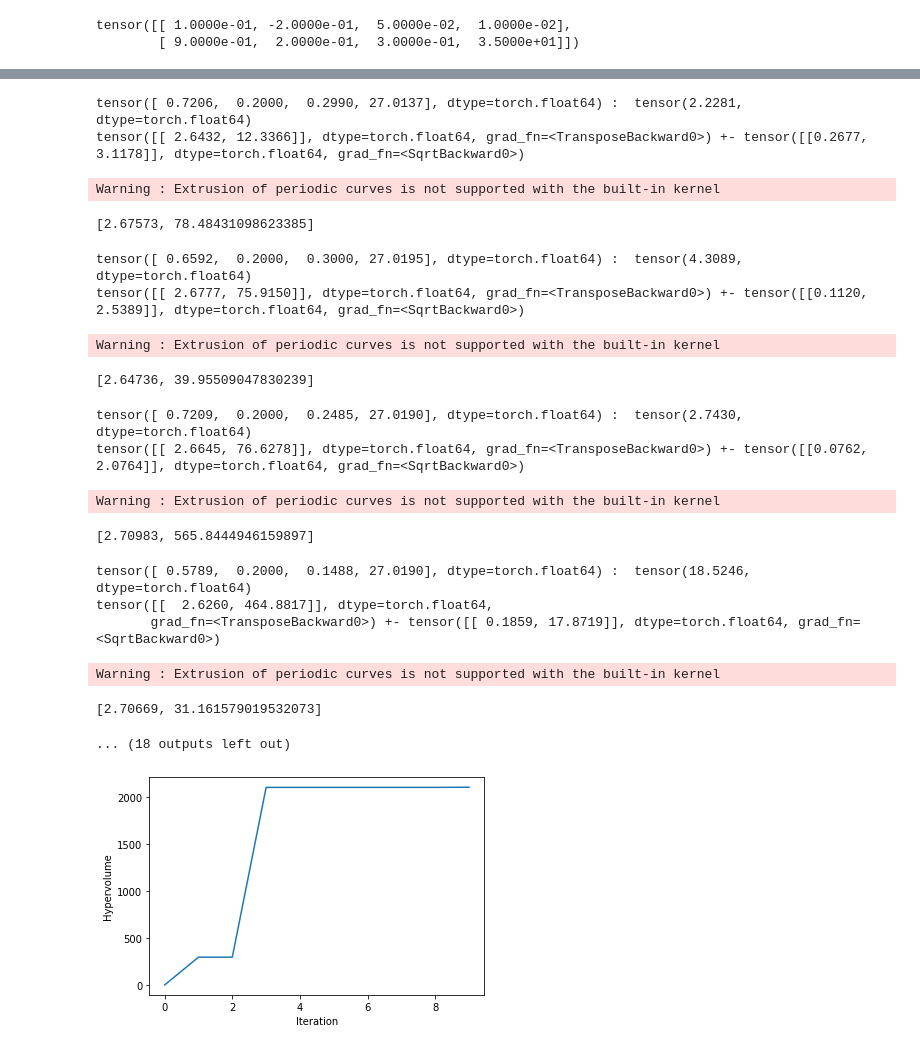
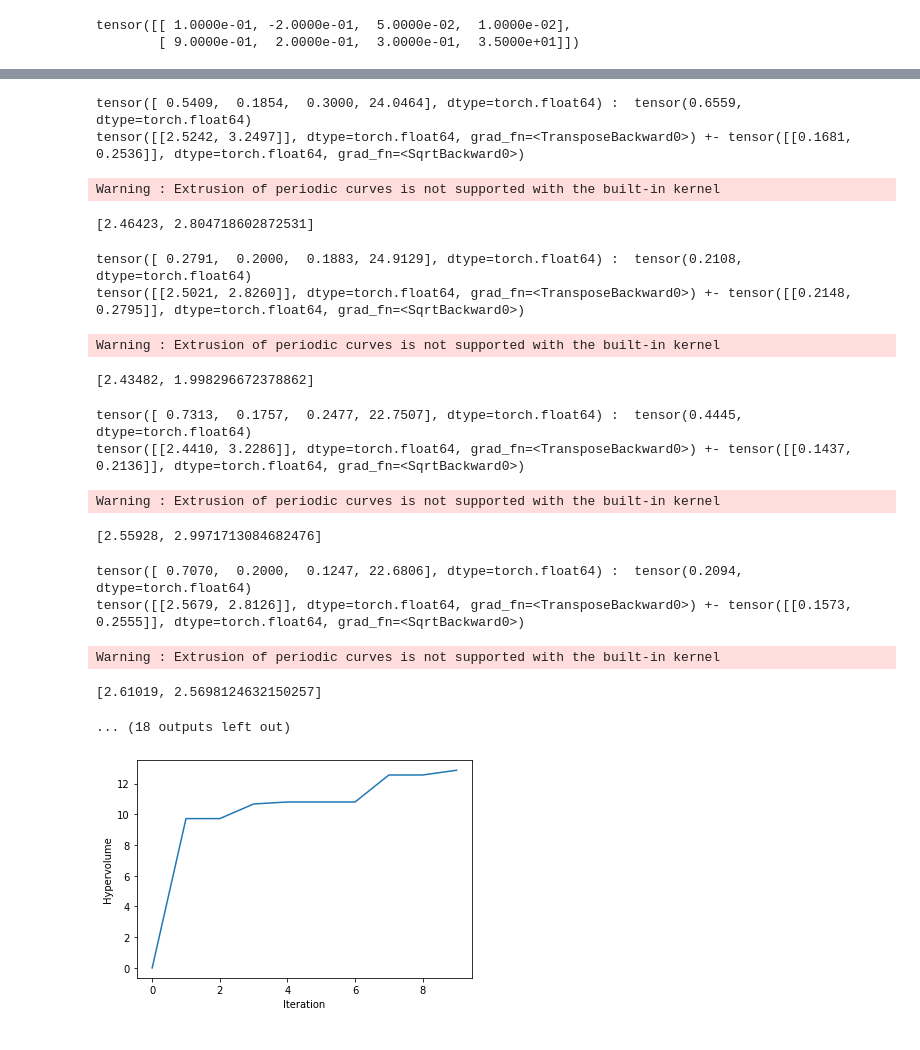
Before and after one commit to peteole/MOO_airfoil, a Jupyter notebook: BO.ipynb, the cells around one changed output, grey strips where cells are left out. Cells and saved outputs as stored; diff of their text form; code cells hidden in the pictures.

```diff
--- a/BO.ipynb
+++ b/BO.ipynb
@@ -2,6 +2,7 @@
 import torch
 import io
 import os
+from math import log
 import json
 from botorch.models import SingleTaskGP, FixedNoiseGP
 from botorch.fit import fit_gpytorch_mll
@@ -50,7 +51,7 @@ async def evaluate_profile(x):
         result=json.load(file)
         #display(result)
         running_tasks.pop(filename)
-        return [result['C_L'],1/result['C_D']]
+        return [result['C_L'],-log(result['C_D'])]
 
 
 #await evaluate_profile([0.42,0.05,0.18,15])
@@ -58,7 +59,7 @@ async def evaluate_profile(x):
 x_lims=[(0.1,0.9),(-0.2,0.2),(0.05,0.3),(0.01,35)]
 
 random_initial_X=False
-INITIAL_X_COUNT=40
+INITIAL_X_COUNT=50
 initial_X = None
 if random_initial_X or len(os.listdir("case/results_random"))<INITIAL_X_COUNT:
     initial_X = torch.rand(INITIAL_X_COUNT,4, dtype=dtype, device=device)
@@ -110,7 +111,7 @@ from botorch.optim import optimize_acqf
 #print(train_X)
 #print(train_Y)
 N_BATCH=10
-ref_point=torch.tensor([-1.0, -2.0])
+ref_point=torch.tensor([-1.0, 0.0])
 for iteration in range(1, N_BATCH + 1):
     gp=get_fitted_model(train_X,train_Y)
     #gp = SingleTaskGP(train_X, train_Y)
@@ -139,28 +140,27 @@ for iteration in range(1, N_BATCH + 1):
     train_Y = torch.cat([train_Y, torch.tensor(actual_value,dtype=dtype,device=device).unsqueeze(0)])
     #print(train_Y)
 # %% [output]
-tensor([ 0.7206,  0.2000,  0.2990, 27.0137], dtype=torch.float64) :  tensor(2.2281, dtype=torch.float64)
-tensor([[ 2.6432, 12.3366]], dtype=torch.float64, grad_fn=<TransposeBackward0>) +- tensor([[0.2677, 3.1178]], dtype=torch.float64, grad_fn=<SqrtBackward0>)
+tensor([ 0.5409,  0.1854,  0.3000, 24.0464], dtype=torch.float64) :  tensor(0.6559, dtype=torch.float64)
+tensor([[2.5242, 3.2497]], dtype=torch.float64, grad_fn=<TransposeBackward0>) +- tensor([[0.1681, 0.2536]], dtype=torch.float64, grad_fn=<SqrtBackward0>)
 Warning : Extrusion of periodic curves is not supported with the built-in kernel
-[2.67573, 78.48431098623385]
+[2.46423, 2.804718602872531]
-tensor([ 0.6592,  0.2000,  0.3000, 27.0195], dtype=torch.float64) :  tensor(4.3089, dtype=torch.float64)
-tensor([[ 2.6777, 75.9150]], dtype=torch.float64, grad_fn=<TransposeBackward0>) +- tensor([[0.1120, 2.5389]], dtype=torch.float64, grad_fn=<SqrtBackward0>)
+tensor([ 0.2791,  0.2000,  0.1883, 24.9129], dtype=torch.float64) :  tensor(0.2108, dtype=torch.float64)
+tensor([[2.5021, 2.8260]], dtype=torch.float64, grad_fn=<TransposeBackward0>) +- tensor([[0.2148, 0.2795]], dtype=torch.float64, grad_fn=<SqrtBackward0>)
 Warning : Extrusion of periodic curves is not supported with the built-in kernel
-[2.64736, 39.95509047830239]
+[2.43482, 1.998296672378862]
-tensor([ 0.7209,  0.2000,  0.2485, 27.0190], dtype=torch.float64) :  tensor(2.7430, dtype=torch.float64)
-tensor([[ 2.6645, 76.6278]], dtype=torch.float64, grad_fn=<TransposeBackward0>) +- tensor([[0.0762, 2.0764]], dtype=torch.float64, grad_fn=<SqrtBackward0>)
+tensor([ 0.7313,  0.1757,  0.2477, 22.7507], dtype=torch.float64) :  tensor(0.4445, dtype=torch.float64)
+tensor([[2.4410, 3.2286]], dtype=torch.float64, grad_fn=<TransposeBackward0>) +- tensor([[0.1437, 0.2136]], dtype=torch.float64, grad_fn=<SqrtBackward0>)
 Warning : Extrusion of periodic curves is not supported with the built-in kernel
-[2.70983, 565.8444946159897]
+[2.55928, 2.9971713084682476]
-tensor([ 0.5789,  0.2000,  0.1488, 27.0190], dtype=torch.float64) :  tensor(18.5246, dtype=torch.float64)
-tensor([[  2.6260, 464.8817]], dtype=torch.float64,
-       grad_fn=<TransposeBackward0>) +- tensor([[ 0.1859, 17.8719]], dtype=torch.float64, grad_fn=<SqrtBackward0>)
+tensor([ 0.7070,  0.2000,  0.1247, 22.6806], dtype=torch.float64) :  tensor(0.2094, dtype=torch.float64)
+tensor([[2.5679, 2.8126]], dtype=torch.float64, grad_fn=<TransposeBackward0>) +- tensor([[0.1573, 0.2555]], dtype=torch.float64, grad_fn=<SqrtBackward0>)
 Warning : Extrusion of periodic curves is not supported with the built-in kernel
-[2.70669, 31.161579019532073]
+[2.61019, 2.5698124632150257]
 ... (18 outputs left out)
 # %%
-plotting.plot_hypervolume_over_iteration(train_Y[INITIAL_X_COUNT:,:])
+plotting.plot_hypervolume_over_iteration(train_Y[INITIAL_X_COUNT:,:],ref_point=ref_point)
 # %% [output]
-[figure, old version]
+[figure, new version]
 # %%
 from botorch.utils.multi_objective.box_decompositions.dominated import (
     DominatedPartitioning,
```
Also changed, not shown: parts of 6 cells of this notebook, 12 other files.
